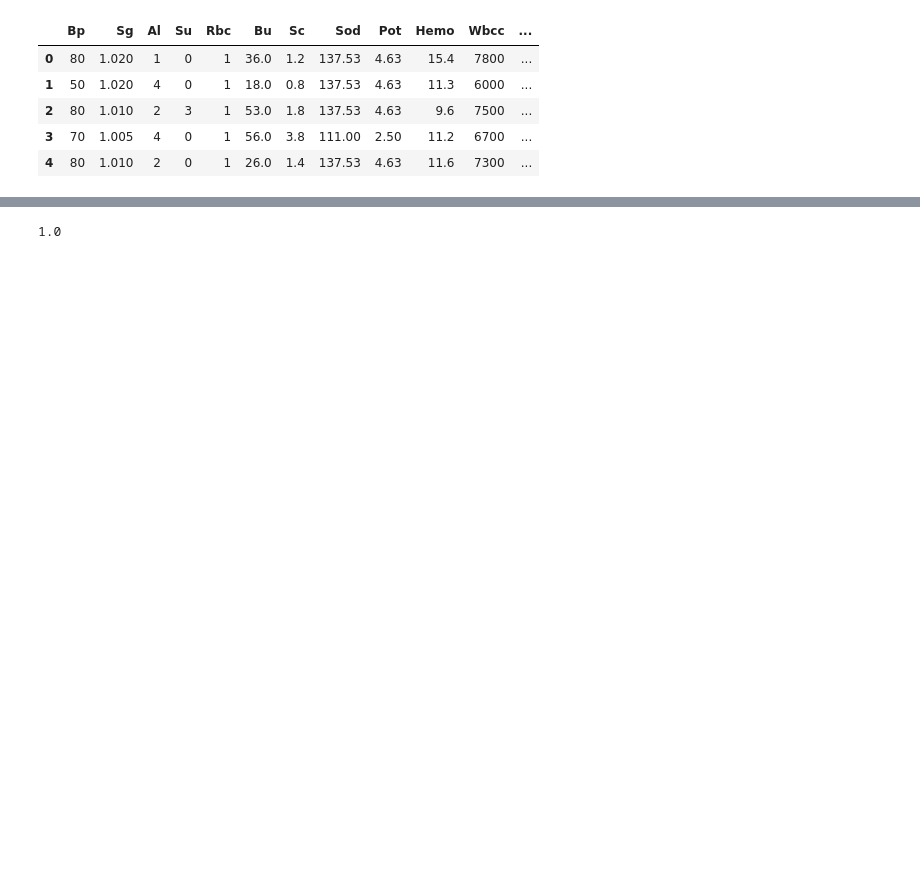
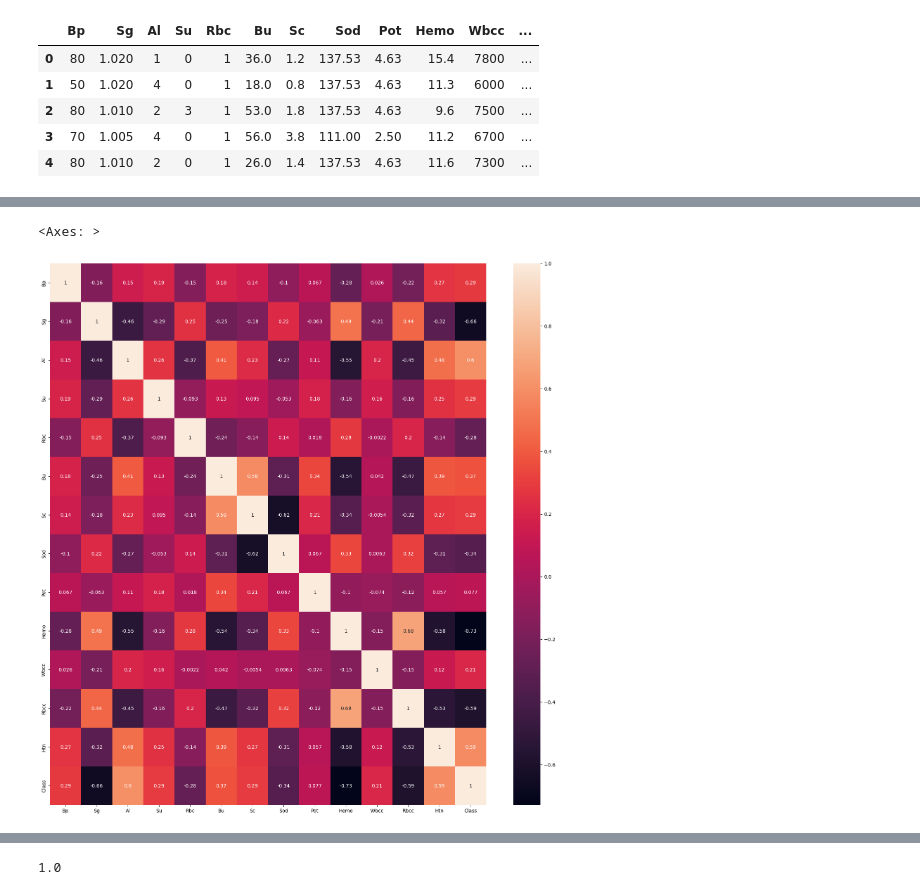
Before and after one commit to DemoProject40/Chronic_Kidney_Diseases_Prediction, a Jupyter notebook: notebooks/prediction.ipynb, the cells around one changed output, grey strips where cells are left out. Cells and saved outputs as stored; diff of their text form; code cells hidden in the pictures; blank space fills up the shorter version.

```diff
--- a/notebooks/prediction.ipynb
+++ b/notebooks/prediction.ipynb
@@ -40,4 +39,11 @@ data.describe()
 | 50% | 78.000000 | 1.020000 | 1.000000 | 0.000000 | 1.000000 | 44.00000 | 1.40000 | 137.530000 | 4.630000 | 12.530000 | 8406.000000 | ... |
 | 75% | 80.000000 | 1.020000 | 2.000000 | 0.000000 | 1.000000 | 61.75000 | 3.07000 | 141.000000 | 4.800000 | 14.625000 | 9400.000000 | ... |
 | max | 180.000000 | 1.025000 | 5.000000 | 5.000000 | 1.000000 | 391.00000 | 76.00000 | 163.000000 | 47.000000 | 17.800000 | 26400.000000 | ... |
+# %%
+plt.figure(figsize=(20,20))
+corr = data.corr()
+sns.heatmap(corr,annot=True)
+# %% [output]
+<Axes: >
+[figure, added]
 # %%
```
Also changed, not shown: parts of 19 cells of this notebook, 6 other files.
